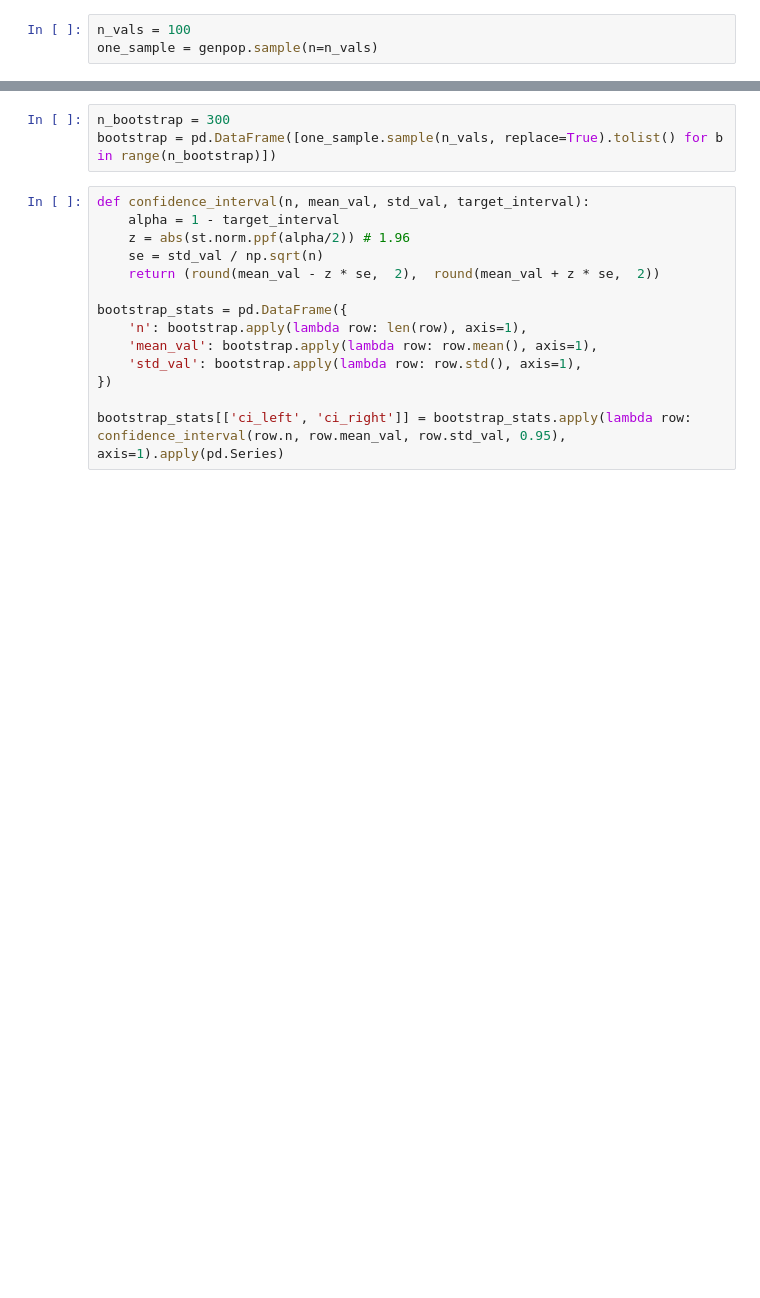
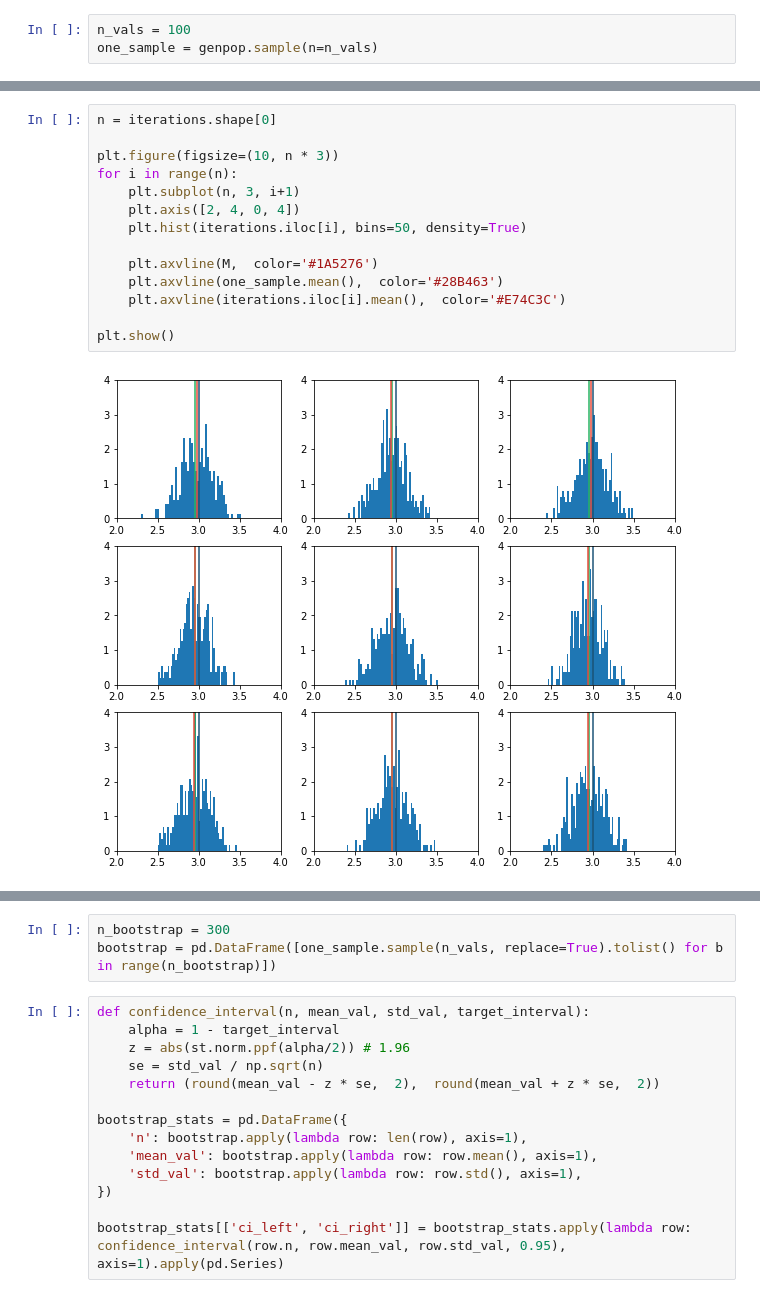
Before and after one commit to Saxsafon/Statistics, a Jupyter notebook: Hypotheses_testing/Confidence_Intervals & Bootstrap.ipynb, the cells around one changed output, grey strips where cells are left out. Saved outputs shown, nothing was run; the diff lists cells and outputs as text; blank space fills up the shorter version.

```diff
--- a/Hypotheses_testing/Confidence_Intervals & Bootstrap.ipynb
+++ b/Hypotheses_testing/Confidence_Intervals & Bootstrap.ipynb
@@ -207,0 +231,16 @@ one_sample = genpop.sample(n=n_vals)
+# %%
+n = iterations.shape[0]
+
+plt.figure(figsize=(10, n * 3))
+for i in range(n):
+    plt.subplot(n, 3, i+1)
+    plt.axis([2, 4, 0, 4])
+    plt.hist(iterations.iloc[i], bins=50, density=True)
+
+    plt.axvline(M,  color='#1A5276')
+    plt.axvline(one_sample.mean(),  color='#28B463')
+    plt.axvline(iterations.iloc[i].mean(),  color='#E74C3C')
+
+plt.show()
+# %% [output]
+[figure, added]
```
Also changed, not shown: parts of 26 cells of this notebook, 3 other files.
